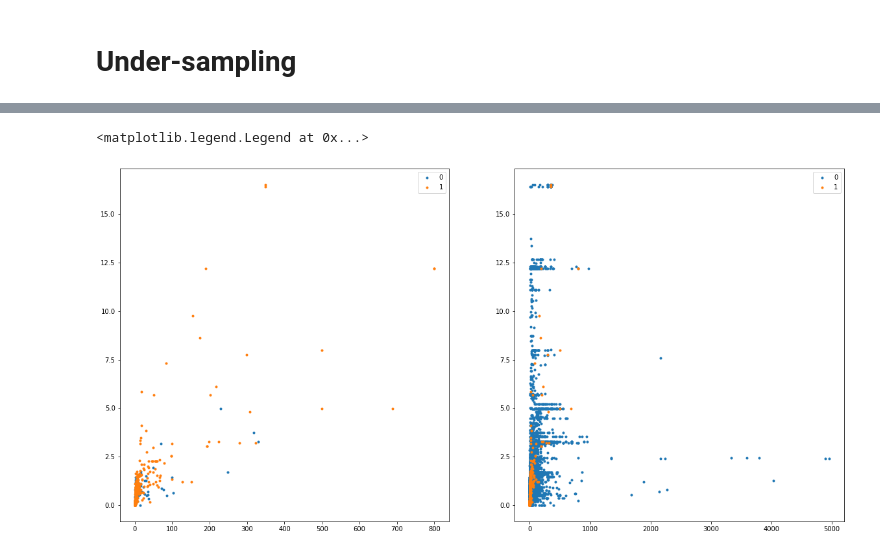
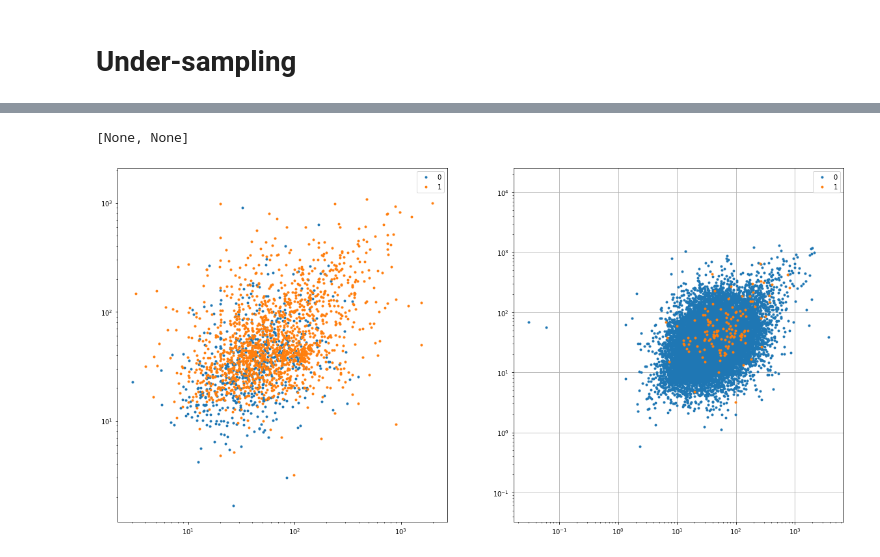
Before and after one commit to juan-kabbali/fraud-detection, a Jupyter notebook: balanced.ipynb, the cells around one changed output, grey strips where cells are left out. Cells and saved outputs as stored; diff of their text form; code cells hidden in the pictures.

```diff
--- a/balanced.ipynb
+++ b/balanced.ipynb
@@ -9,9 +6,11 @@ from imblearn.over_sampling import ADASYN
 # %%
-df = pd.read_csv("data/train_chunk.txt", sep=";", decimal=',')
+df = pd.read_csv("data/light_train.csv", sep=";", decimal=',')
+
+print("ROWS:", df.shape[0], "COLUMNS: ", df.shape[1], "\n")
 
 # set the correct typing to columns
-df['MontAnt'] = pd.to_numeric(df['MontAnt'], downcast='float')
-df['DAteTrAnsAction'] = pd.to_datetime(df['DAteTrAnsAction'])
+df['montant'] = pd.to_numeric(df['montant'], downcast='float')
+df['datetransaction'] = pd.to_datetime(df['datetransaction'])
 
 # useless columns
-df.drop(['ZIBZIN', 'IDAvisAutorisAtionCheque'], axis=1, inplace=True)
+df.drop(['zibzin', 'idavisautorisationcheque'], axis=1, inplace=True)
@@ -34,0 +46,4 @@ px.pie(values=balanced_df["FlAgImpAye"].value_counts(), names=["0", "1"], title=
+# %%
+balanced_train = pd.read_csv("data/balanced_train.csv", sep=";", decimal=',')
+print(balanced_train['flagimpaye'].value_counts())
+px.pie(values=balanced_train["flagimpaye"].value_counts(), names=["0", "1"], title="Under-Sampled data frame from balanced_train.csv")
@@ -40,23 +136,24 @@ heatmap = sns.heatmap(balanced_df.corr(), annot=True, cbar=True, cmap=plt.cm.Red
 # %%
 fig, axs = plt.subplots(ncols=2, figsize=(20, 10))
 
-axs[0].plot(balanced_df[balanced_df["FlAgImpAye"] == 0 ]["ScoringFP1"],
-        balanced_df[balanced_df["FlAgImpAye"] == 0 ]["ScoringFP3"], marker='.', linestyle='',
+axs[0].plot(balanced_train[balanced_train["flagimpaye"] == 0 ]["ca3tr"],
+        balanced_train[balanced_train["flagimpaye"] == 0 ]["montant"], marker='.', linestyle='',
         label="0")
-axs[0].plot(balanced_df[balanced_df["FlAgImpAye"] == 1 ]["ScoringFP1"],
-        balanced_df[balanced_df["FlAgImpAye"] == 1 ]["ScoringFP3"], marker='.', linestyle='',
+axs[0].plot(balanced_train[balanced_train["flagimpaye"] == 1 ]["ca3tr"],
+        balanced_train[balanced_train["flagimpaye"] == 1 ]["montant"], marker='.', linestyle='',
         label="1")
-axs[0].legend()
 
-axs[1].plot(df[df["FlAgImpAye"] == 0 ]["ScoringFP1"],
-        df[df["FlAgImpAye"] == 0 ]["ScoringFP3"], marker='.', linestyle='',
+axs[1].plot(df[df["flagimpaye"] == 0 ]["ca3tr"],
+        df[df["flagimpaye"] == 0 ]["montant"], marker='.', linestyle='',
         label="0")
-axs[1].plot(df[df["FlAgImpAye"] == 1 ]["ScoringFP1"],
-        df[df["FlAgImpAye"] == 1 ]["ScoringFP3"], marker='.', linestyle='',
+axs[1].plot(df[df["flagimpaye"] == 1 ]["ca3tr"],
+        df[df["flagimpaye"] == 1 ]["montant"], marker='.', linestyle='',
         label="1")
-axs[1].legend()
-# ax.set_xscale('log')
-# ax.set_yscale('log')
+
+plt.grid()
+[ax.legend() for ax in axs ]
+[ax.set_xscale('log') for ax in axs ]
+[ax.set_yscale('log') for ax in axs ]
 # %% [output]
-<matplotlib.legend.Legend at 0x...>
+[None, None]
-[figure, old version]
+[figure, new version]
```
Also changed, not shown: parts of 13 cells of this notebook, 1 other file.
